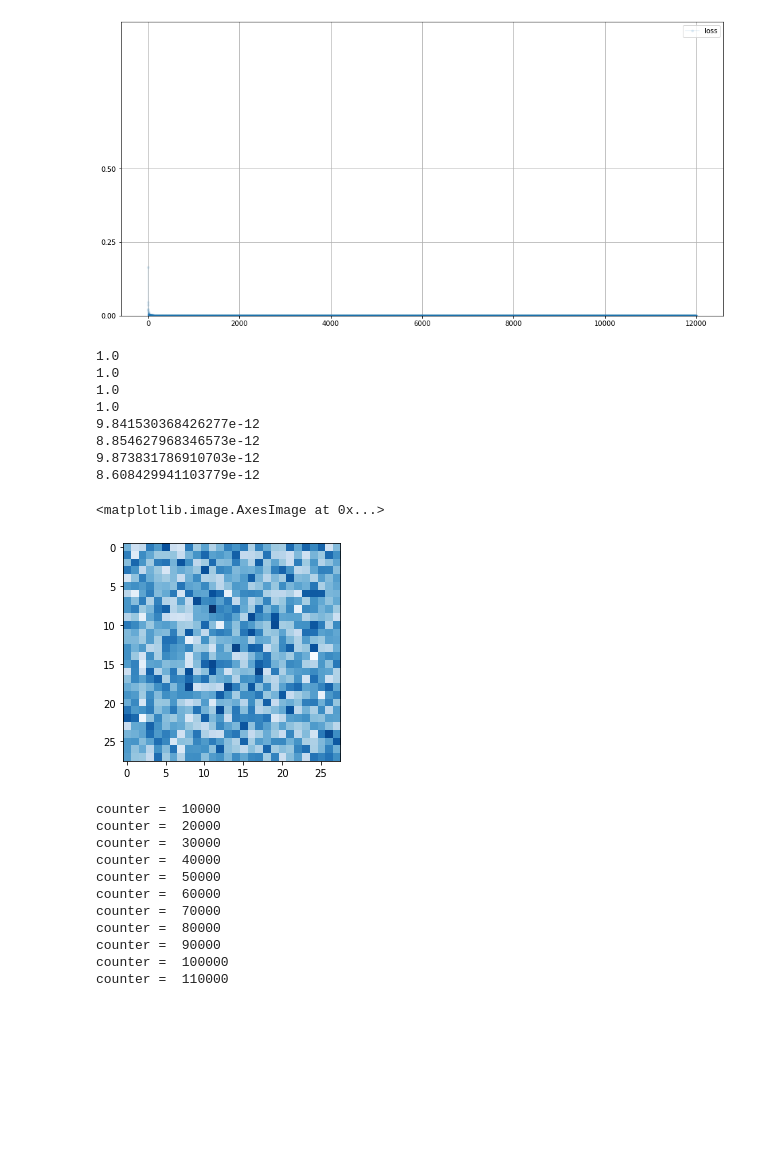
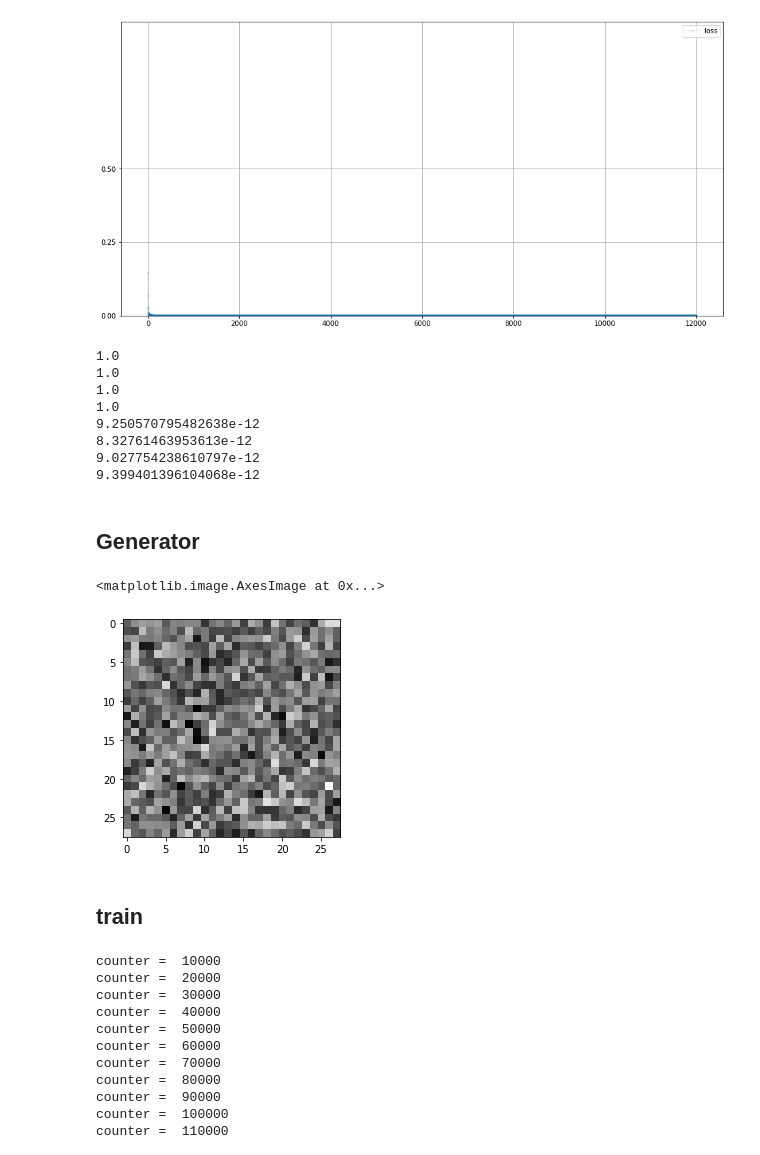
Before and after one commit to kkyuhun94/-TIL, a Jupyter notebook: GAN/GAN_3.ipynb, the cells around one changed output. Cells and saved outputs as stored; diff of their text form; code cells hidden in the pictures; blank space fills up the shorter version.

```diff
--- a/GAN/GAN_3.ipynb
+++ b/GAN/GAN_3.ipynb
@@ -46,7 +48,7 @@ class MnistDataset(Dataset):
     def plot_image(self, index):
         img = self.data_df.iloc[index,1:].values.reshape(28,28)
         plt.title("label = " + str(self.data_df.iloc[index,0]))
-        plt.imshow(img, interpolation='none', cmap='Blues')
+        plt.imshow(img, interpolation='none', cmap='gray')
         pass
 
     pass
@@ -190,10 +216,12 @@ for i in range(4):
 1.0
 1.0
 1.0
-9.841530368426277e-12
-8.854627968346573e-12
-9.873831786910703e-12
-8.608429941103779e-12
+9.250570795482638e-12
+8.32761463953613e-12
+9.027754238610797e-12
+9.399401396104068e-12
+# %% [markdown]
+## Generator
 # %%
 # generator class
 
@@ -264,16 +292,18 @@ class Generator(nn.Module):
 # %%
 # 훈련하기 전 생성기의 output이 잘 생성 되는지 확인
 
 G = Generator()
 
 output = G.forward(generate_random(1))
 
 img = output.detach().numpy().reshape(28,28)
 
-plt.imshow(img, interpolation='none', cmap='Blues')
+plt.imshow(img, interpolation='none', cmap='gray')
 # %% [output]
 <matplotlib.image.AxesImage at 0x...>
-[figure, old version]
+[figure, new version]
+# %% [markdown]
+## train
 # %%
 %%time
 
```
Also changed, not shown: parts of 21 cells of this notebook, 1 other file.
